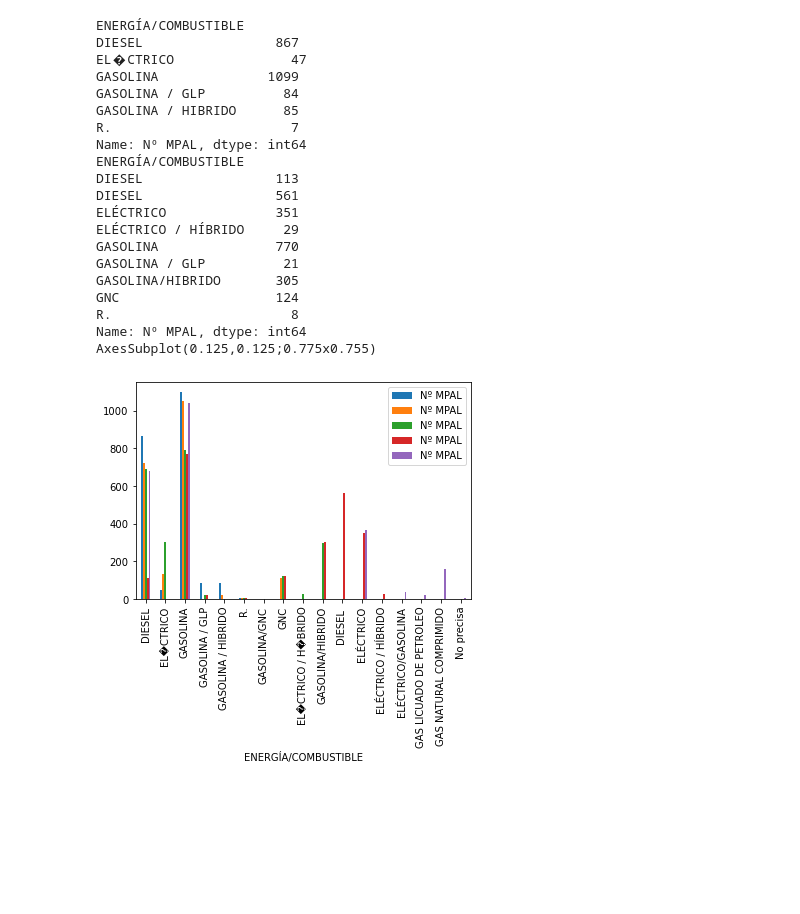
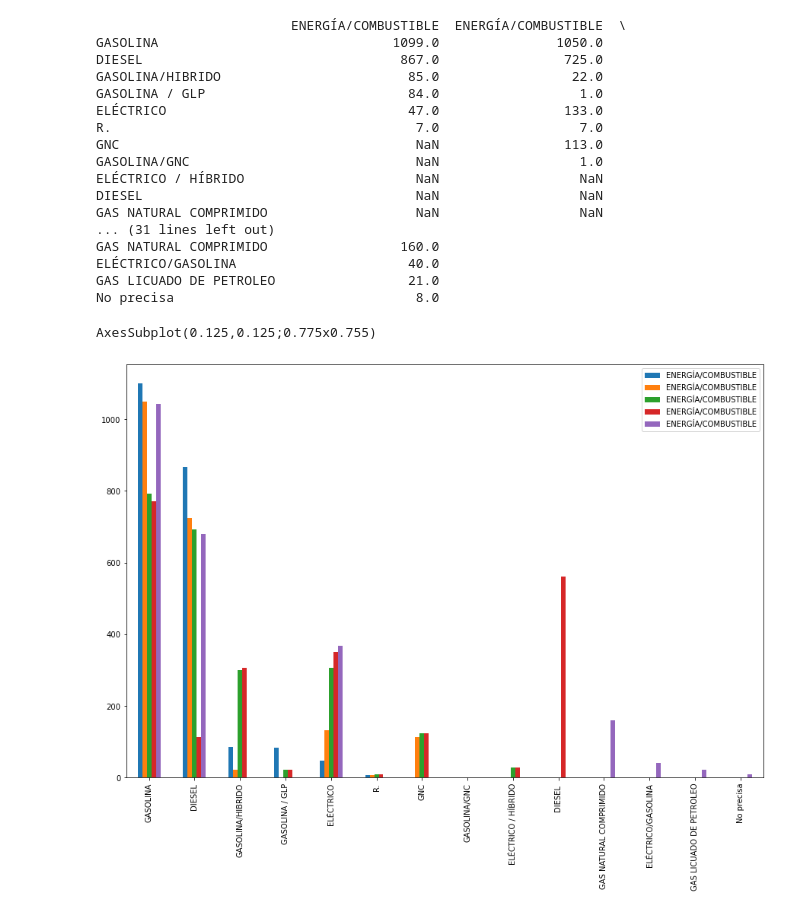
Before and after one commit to arkanes-wetroque/Prog_BigData_Madrid, a Jupyter notebook: Automobile_Madrid_analyse_all.ipynb, the cells around one changed output. Drawn from its saved outputs; the diff is of its cells as text; code cells hidden in the pictures; blank space fills up the shorter version.

```diff
--- a/Automobile_Madrid_analyse_all.ipynb
+++ b/Automobile_Madrid_analyse_all.ipynb
@@ -59,0 +61,17 @@ d21Clean = d21step
+# %%
+d17Tab = updatedataBefore2020(d17step)
+d17Clean = updateValuesBefore2020(d17Tab).value_counts()
+
+
+d18Tab = updatedataBefore2020(d18step)
+d18Clean = updateValuesBefore2020(d18Tab).value_counts()
+
+
+d19Tab = updatedataBefore2020(d19step)
+d19Clean = updateValuesBefore2020(d19Tab).value_counts()
+
+
+d20Clean = updateValuesBefore2020(d20step).value_counts()
+d21Clean = updateValuesBefore2020(d21step).value_counts()
+
+print(d20Clean)
@@ -60 +89,23 @@ d21Clean = d21step
+# %%
+# fusion consomation energy
+Test = pd.concat([d17Clean,d18Clean, d19Clean, d20Clean, d21Clean], axis=1)
+print(Test)
+# %% [output]
+                         ENERGÍA/COMBUSTIBLE  ENERGÍA/COMBUSTIBLE  \
+GASOLINA                              1099.0               1050.0
+DIESEL                                 867.0                725.0
+GASOLINA/HIBRIDO                        85.0                 22.0
+GASOLINA / GLP                          84.0                  1.0
+ELÉCTRICO                               47.0                133.0
+R.                                       7.0                  7.0
+GNC                                      NaN                113.0
+GASOLINA/GNC                             NaN                  1.0
+ELÉCTRICO / HÍBRIDO                      NaN                  NaN
+DIESEL                                   NaN                  NaN
+GAS NATURAL COMPRIMIDO                   NaN                  NaN
+... (31 lines left out)
+GAS NATURAL COMPRIMIDO                 160.0
+ELÉCTRICO/GASOLINA                      40.0
+GAS LICUADO DE PETROLEO                 21.0
+No precisa                               8.0
 # %%
@@ -66,29 +117,10 @@ TypeConso21 = d21Clean.groupby('ENERGÍA/COMBUSTIBLE')['Nº MPAL'].nunique()
 # %%
-TotalConso = pd.concat([TypeConso17,TypeConso18, TypeConso19, TypeConso20, TypeConso21], axis=1)
-print (TypeConso17)
-print (TypeConso20)
-chartTotal = TotalConso.plot.bar();
+#TotalConso = pd.concat([TypeConso17,TypeConso18, TypeConso19, TypeConso20, TypeConso21], axis=1)
+#print (TypeConso17)
+#print (TypeConso20)
+chartTotal = Test.plot.bar(figsize=(15,10));
 
 print(chartTotal)
 # %% [output]
-ENERGÍA/COMBUSTIBLE
-DIESEL                 867
-EL�CTRICO               47
-GASOLINA              1099
-GASOLINA / GLP          84
-GASOLINA / HIBRIDO      85
-R.                       7
-Name: Nº MPAL, dtype: int64
-ENERGÍA/COMBUSTIBLE
-DIESEL                 113
-DIESEL                 561
-ELÉCTRICO              351
-ELÉCTRICO / HÍBRIDO     29
-GASOLINA               770
-GASOLINA / GLP          21
-GASOLINA/HIBRIDO       305
-GNC                    124
-R.                       8
-Name: Nº MPAL, dtype: int64
 AxesSubplot(0.125,0.125;0.775x0.755)
-[figure, old version]
+[figure, new version]
```
Also changed, not shown: parts of 9 cells of this notebook.
